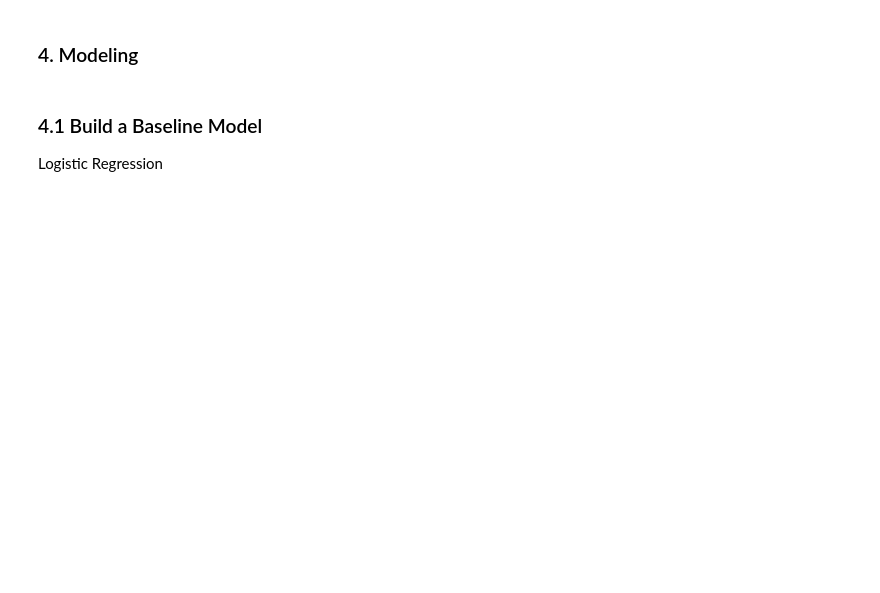
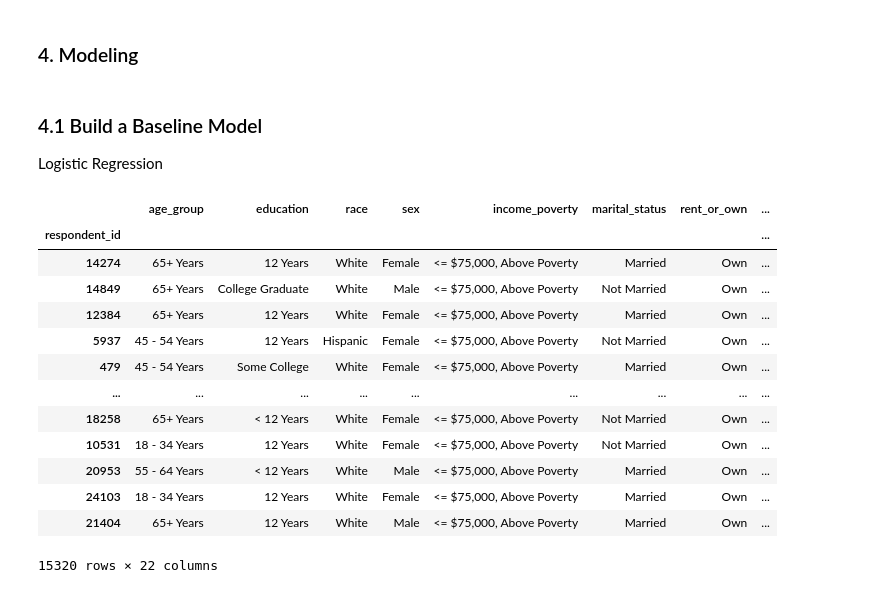
Before and after one commit to xinrui112/Machine-Learning, a Jupyter notebook: Predict H1N1 and Seasonal Flu Vaccines/Predict H1N1 and Seasonal Flu Vaccine_Models.ipynb, the cells around one changed output. Saved outputs shown, nothing was run; the diff lists cells and outputs as text; code cells hidden in the pictures; blank space fills up the shorter version.

```diff
--- a/Predict H1N1 and Seasonal Flu Vaccines/Predict H1N1 and Seasonal Flu Vaccine_Models.ipynb
+++ b/Predict H1N1 and Seasonal Flu Vaccines/Predict H1N1 and Seasonal Flu Vaccine_Models.ipynb
@@ -158,11 +158,9 @@ print(len(cat_var),cat_var)
 # %%
 ode_list=[cat_var[0],cat_var[1],cat_var[4],]
 
-ohe_list=[cat_var[2],cat_var[3],cat_var[5],cat_var[6],cat_var[7],cat_var[10],cat_var[11],cat_var[12],
-          cat_var[13],cat_var[14],cat_var[15],cat_var[16],cat_var[17],cat_var[18],cat_var[19],cat_var[20],
-          cat_var[21]]
-
-freq_list=[cat_var[8],cat_var[9]]
+ohe_list=[cat_var[2],cat_var[3],cat_var[5],cat_var[6],cat_var[7],cat_var[8],cat_var[9],cat_var[10],cat_var[11],
+          cat_var[12],cat_var[13],cat_var[14],cat_var[15],cat_var[16],cat_var[17],cat_var[18],cat_var[19],
+          cat_var[20],cat_var[21]]
 # %%
 num_var=set(num_var)-set(add_cat_list)
 print(len(num_var),num_var)
@@ -221,3 +219,13 @@ household_children            -0.108026
 Name: seasonal_vaccine, dtype: float64
 # %% [markdown]
 #### 2)cat_var
+# %%
+from sklearn.preprocessing import OneHotEncoder,OrdinalEncoder
+ohe=OneHotEncoder()
+ode=OrdinalEncoder()
+
+cat_ohe=ohe.fit_transform(train_df[ohe_list])
+cat_ode=ode.fit_transform(train_df[ode_list])
+# %%
+cat_var=cat_ohe+cat_ode
+cat_var
@@ -237,3 +247,21 @@ Total df size: 19642
 # %% [markdown]
 ### 4.1 Build a Baseline Model
 Logistic Regression
+# %%
+X_train=trainset_df[cat_var]
+X_train
+# %% [output]
+|  | age_group | education | race | sex | income_poverty | marital_status | rent_or_own | ... |
+| respondent_id |  |  |  |  |  |  |  | ... |
+| 14274 | 65+ Years | 12 Years | White | Female | <= $75,000, Above Poverty | Married | Own | ... |
+| 14849 | 65+ Years | College Graduate | White | Male | <= $75,000, Above Poverty | Not Married | Own | ... |
+| 12384 | 65+ Years | 12 Years | White | Female | <= $75,000, Above Poverty | Married | Own | ... |
+| 5937 | 45 - 54 Years | 12 Years | Hispanic | Female | <= $75,000, Above Poverty | Not Married | Own | ... |
+| 479 | 45 - 54 Years | Some College | White | Female | <= $75,000, Above Poverty | Married | Own | ... |
+| ... | ... | ... | ... | ... | ... | ... | ... | ... |
+| 18258 | 65+ Years | < 12 Years | White | Female | <= $75,000, Above Poverty | Not Married | Own | ... |
+| 10531 | 18 - 34 Years | 12 Years | White | Female | <= $75,000, Above Poverty | Not Married | Own | ... |
+| 20953 | 55 - 64 Years | < 12 Years | White | Male | <= $75,000, Above Poverty | Married | Own | ... |
+| 24103 | 18 - 34 Years | 12 Years | White | Female | <= $75,000, Above Poverty | Married | Own | ... |
+| 21404 | 65+ Years | 12 Years | White | Male | <= $75,000, Above Poverty | Married | Own | ... |
+15320 rows × 22 columns
```
Also changed, not shown: parts of 5 cells of this notebook.
